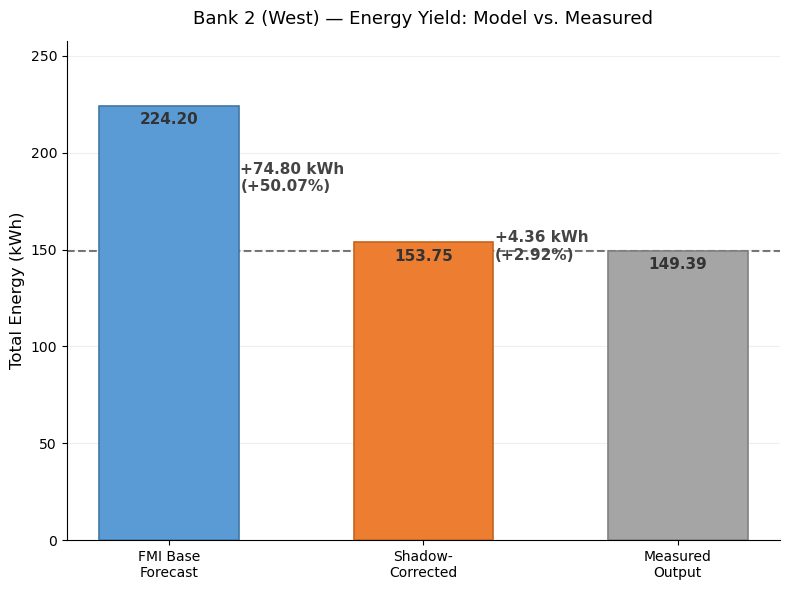
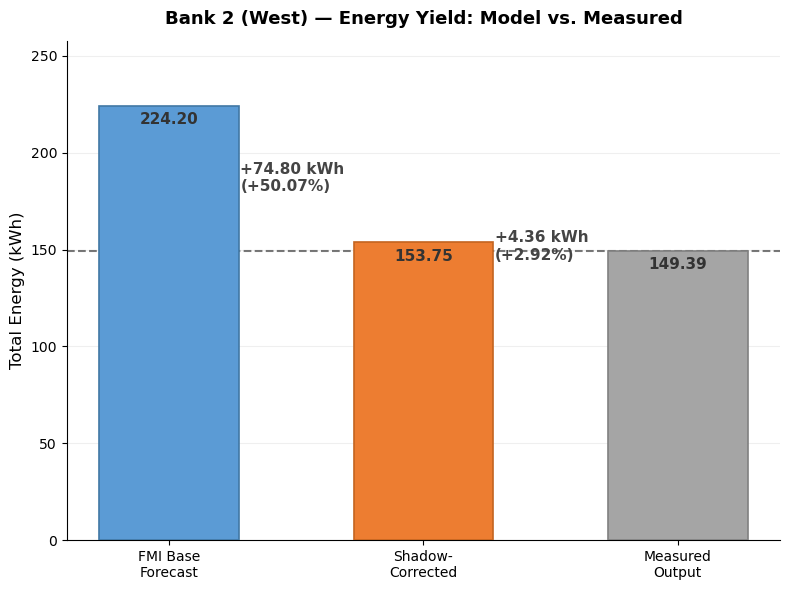
Code edit (unified diff) that turned the first committed figure into the second:
--- before
+++ after
@@ -36,5 +36,5 @@
 
     ax.set_ylabel("Total Energy (kWh)", fontsize=12)
-    ax.set_title("Bank 2 (West) — Energy Yield: Model vs. Measured", fontsize=13, pad=12)
+    ax.set_title("Bank 2 (West) — Energy Yield: Model vs. Measured", fontsize=13, pad=12, fontweight="bold")
     ax.set_ylim(0, max(values) * 1.15)
     ax.spines["top"].set_visible(False)
@@ -43,4 +43,6 @@
     ax.tick_params(axis="both", labelsize=10)
     plt.tight_layout()
+    if save_path:
+        fig.savefig(save_path, dpi=300, bbox_inches="tight", facecolor="white")
     plt.show()
 

Commit: Enhance plotting functions in main_analysis_b2_f.ipynb to support saving figures. Added save_path parameter to save plots with specified DPI and layout. Improved title formatting for clarity.